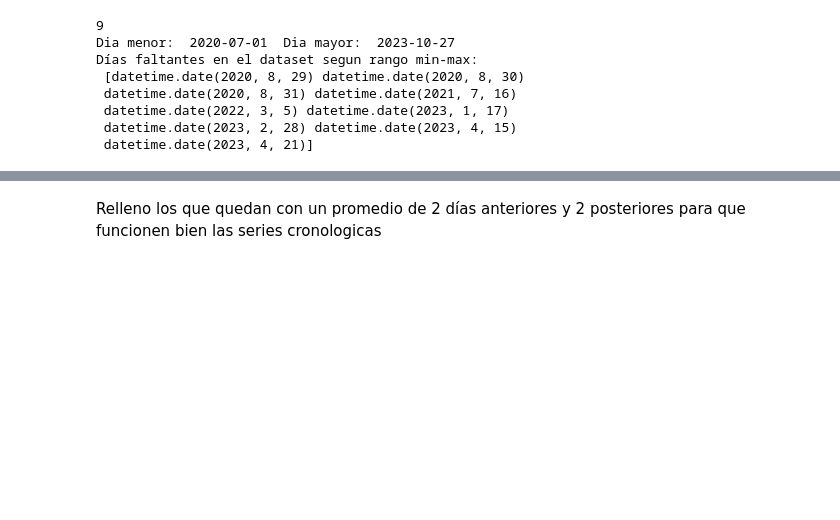
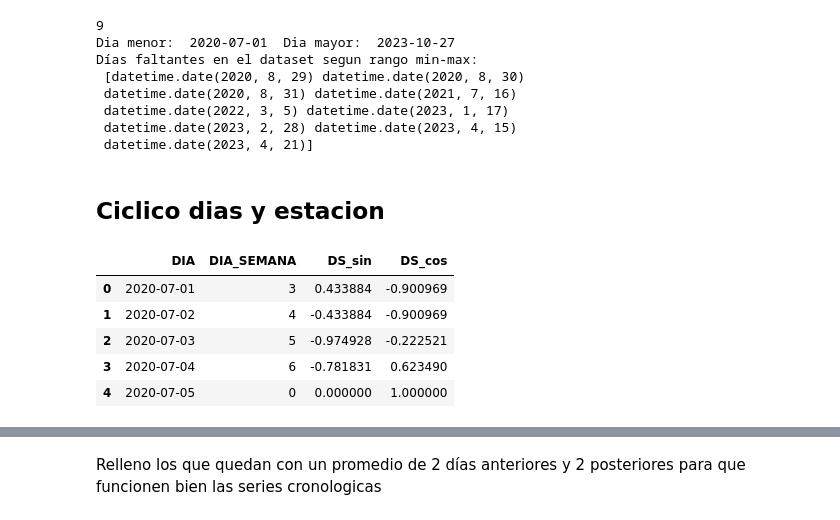
Before and after one commit to Marcjun/Cerveceria-LabDatosII, a Jupyter notebook: notebooks/eda.ipynb, the cells around one changed output, grey strips where cells are left out. Drawn from its saved outputs; the diff is of its cells as text; code cells hidden in the pictures; blank space fills up the shorter version.

Commit message:
Create cols (DIA, SEMANA, ESTACION)

```diff
--- a/notebooks/eda.ipynb
+++ b/notebooks/eda.ipynb
@@ -529,3 +529,23 @@ Días faltantes en el dataset segun rango min-max:
  datetime.date(2022, 3, 5) datetime.date(2023, 1, 17)
  datetime.date(2023, 2, 28) datetime.date(2023, 4, 15)
  datetime.date(2023, 4, 21)]
+# %% [markdown]
+## Ciclico dias y estacion
+# %%
+df_unido["DIA_SEMANA"] = (df_unido["DIA"] + pd.Timedelta(days=1)).dt.dayofweek
+
+df_unido["DS_sin"] = np.sin(2 * np.pi * df_unido["DIA_SEMANA"] / 7)
+df_unido["DS_cos"] = np.cos(2 * np.pi * df_unido["DIA_SEMANA"] / 7)
+
+# DIA_SEMANA SERIA EL QUE INDICA LO CICLICO
+# Esta codificacion permite tomar 0 = Lunes = dia que intenta predecir esa fila
+# 0= Lunes, 1=Martes, 2=Miércoles, 3=Jueves, 4=Viernes, 5=Sábado, 6=Domingo
+
+df_unido[["DIA", "DIA_SEMANA", "DS_sin", "DS_cos"]].head(5)
+# %% [output]
+|  | DIA | DIA_SEMANA | DS_sin | DS_cos |
+| 0 | 2020-07-01 | 3 | 0.433884 | -0.900969 |
+| 1 | 2020-07-02 | 4 | -0.433884 | -0.900969 |
+| 2 | 2020-07-03 | 5 | -0.974928 | -0.222521 |
+| 3 | 2020-07-04 | 6 | -0.781831 | 0.623490 |
+| 4 | 2020-07-05 | 0 | 0.000000 | 1.000000 |
```
Also changed, not shown: parts of 9 cells of this notebook.
